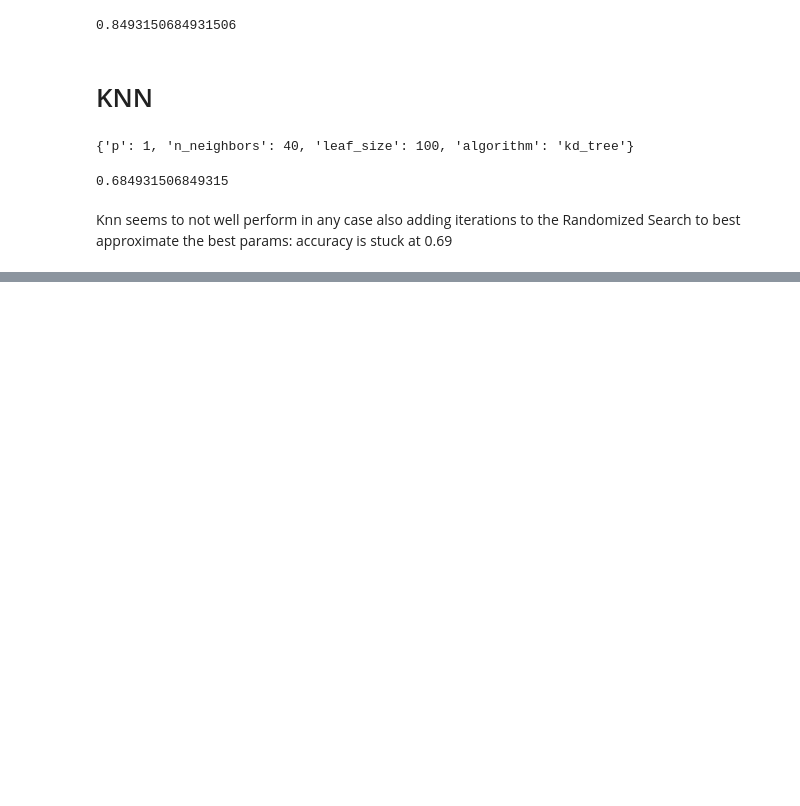
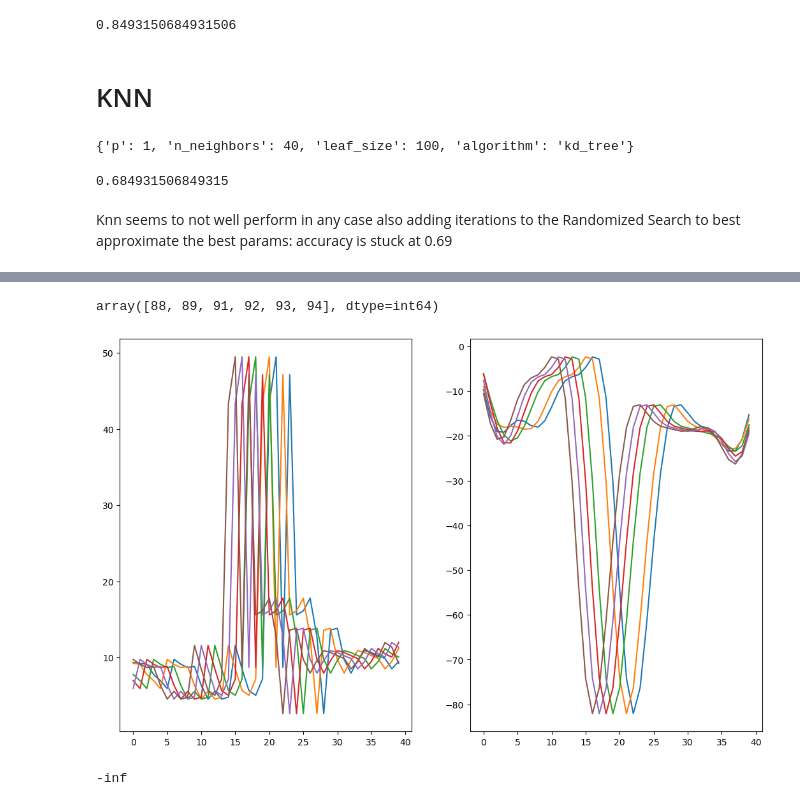
Before and after one commit to nicolagrieco00/Fall_or_not_to_fall, a Jupyter notebook: first_algo.ipynb, the cells around one changed output, grey strips where cells are left out. Drawn from its saved outputs; the diff is of its cells as text; code cells hidden in the pictures; blank space fills up the shorter version.

```diff
--- a/first_algo.ipynb
+++ b/first_algo.ipynb
@@ -438,0 +455,34 @@ Knn seems to not well perform in any case also adding iterations to the Randomiz
+# %%
+def peakes_wavelet_approx(signal):
+    half_window = 20 # number of sampled values in our data collection in 2 seconds of time
+    threshold = 1.5 * 9.81
+    peaks = signal[signal >= threshold]
+    indexes = np.where(signal >= threshold)[0]
+    peaks_df = pd.DataFrame({"peak": peaks, "idx": np.array(indexes, dtype=int)})
+    fig, ax = plt.subplots(1,2, figsize=(13,8))
+    for row in peaks_df.iterrows():
+        idx = int(row[1].idx)
+        # take the values inside the window centered around the actual peak
+        try:
+            temp = signal[(idx - half_window): (idx + half_window)]
+            #print(temp)
+        except IndexError:
+            if (idx - half_window) < 0:
+                temp = signal[: (idx + half_window)]
+            else:
+                temp = signal[(idx - half_window), :]
+
+        # wavelet cont transform of the peak pattern
+        wave = cwt(temp, morlet, [18])
+        x = np.arange(0,len(temp))
+        # temp = pd.DataFrame({"arr": arr, "wave":wave})
+
+        ax[1].plot(x,wave.reshape(len(temp),1))
+        ax[0].plot(x,temp)
+
+    return indexes
+# %%
+peakes_wavelet_approx(arr)
+# %% [output]
+array([88, 89, 91, 92, 93, 94], dtype=int64)
+[figure, added]
@@ -438,0 +496,4 @@ Knn seems to not well perform in any case also adding iterations to the Randomiz
+# %%
+np.NINF
+# %% [output]
+-inf
```
Also changed, not shown: parts of 6 cells of this notebook.
